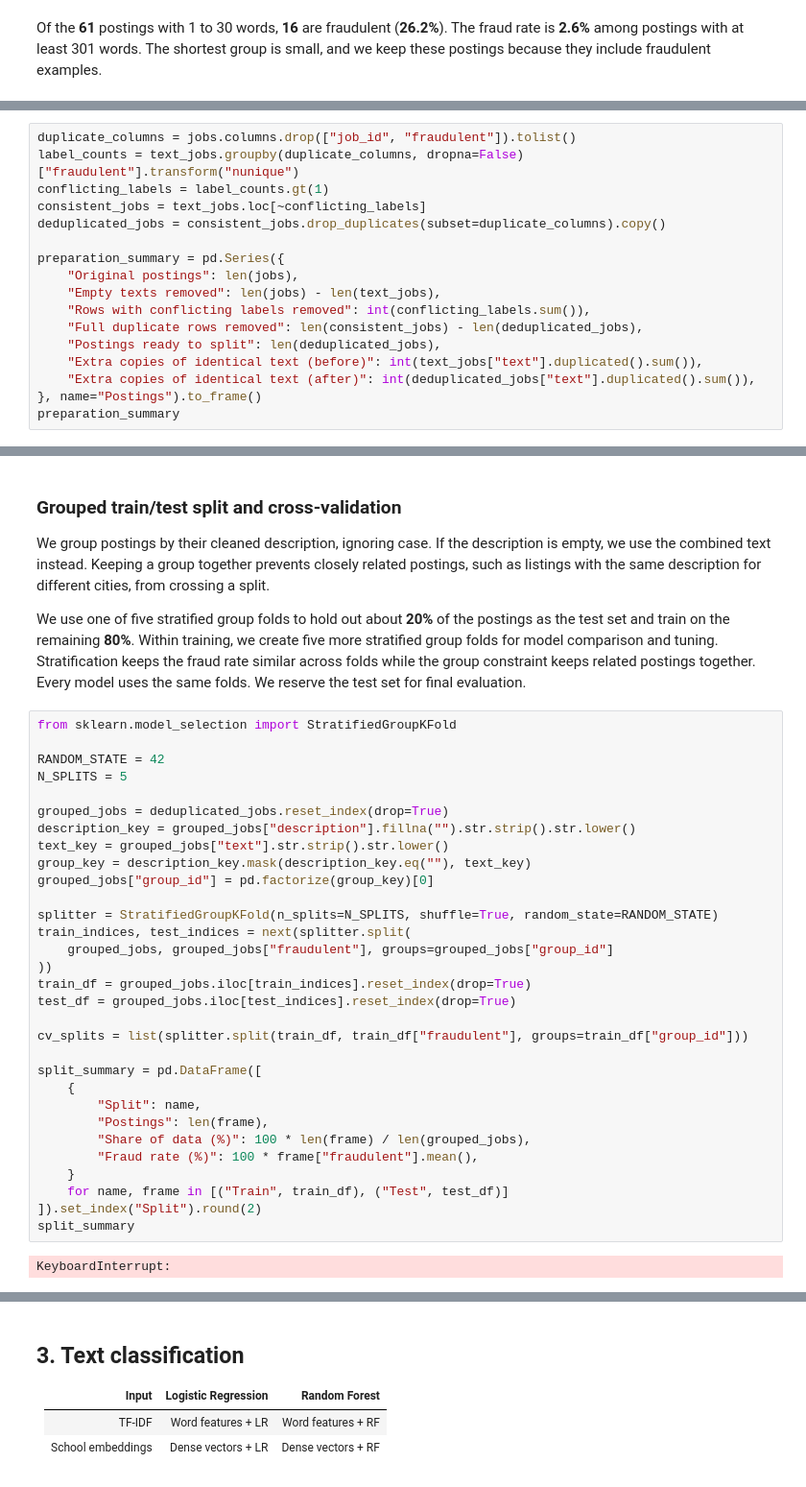
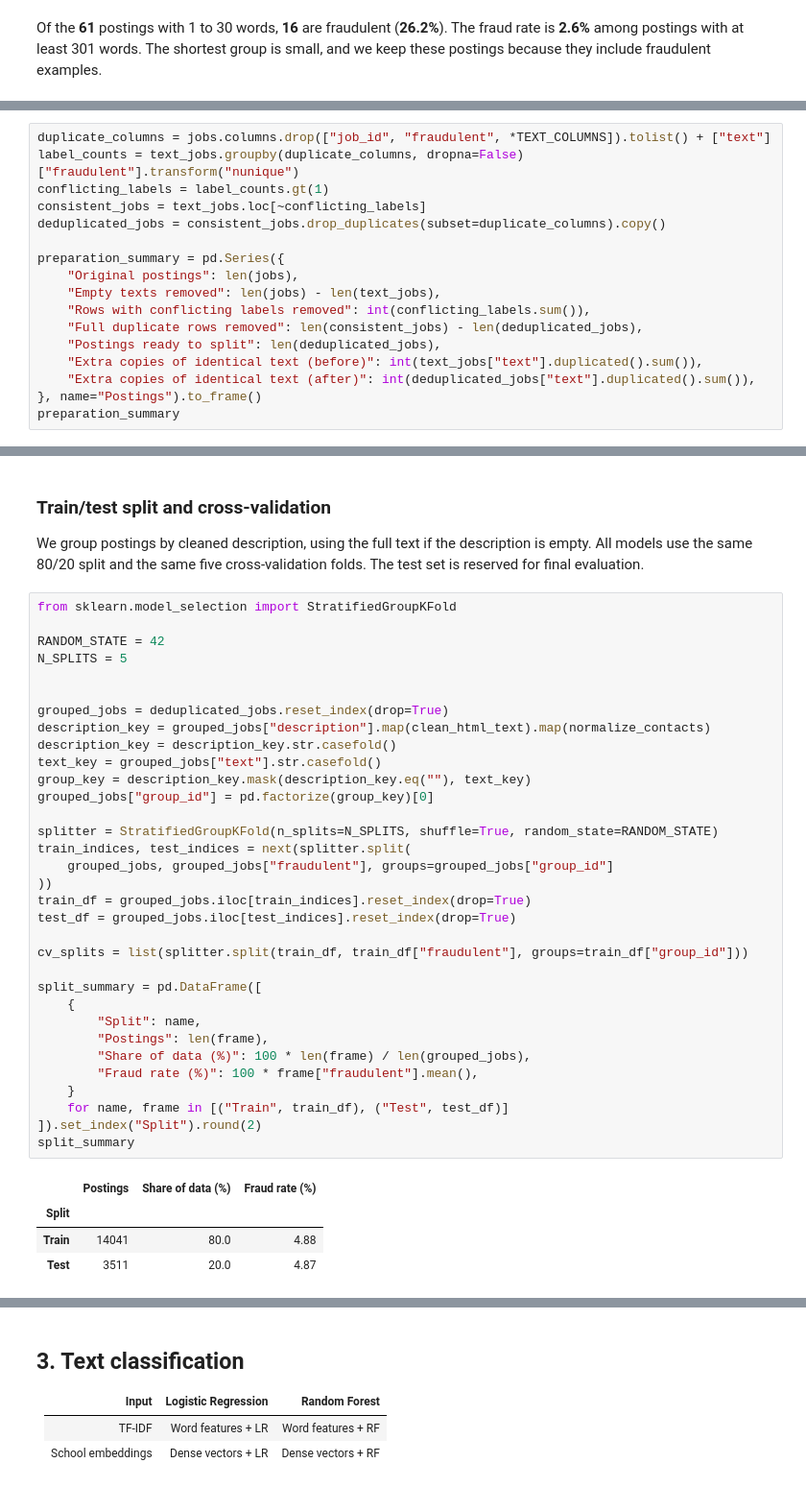
Before and after one commit to noamorii/4IZ582-fraudulent-job-detection, a Jupyter notebook: project.ipynb, the cells around one changed output, grey strips where cells are left out. Shown at 96% size. Drawn from its saved outputs; the diff is of its cells as text.

Commit message:
text processing

```diff
--- a/project.ipynb
+++ b/project.ipynb
@@ -329,5 +415,5 @@ The last two rows count extra copies of the combined `text` before and after ful
 # %%
-duplicate_columns = jobs.columns.drop(["job_id", "fraudulent"]).tolist()
+duplicate_columns = jobs.columns.drop(["job_id", "fraudulent", *TEXT_COLUMNS]).tolist() + ["text"]
 label_counts = text_jobs.groupby(duplicate_columns, dropna=False)["fraudulent"].transform("nunique")
 conflicting_labels = label_counts.gt(1)
 consistent_jobs = text_jobs.loc[~conflicting_labels]
@@ -355,40 +441,43 @@ preparation_summary
 # %% [markdown]
-### Grouped train/test split and cross-validation
+### Train/test split and cross-validation
 
-We group postings by their cleaned description, ignoring case. If the description is empty, we use the combined text instead. Keeping a group together prevents closely related postings, such as listings with the same description for different cities, from crossing a split.
-
-We use one of five stratified group folds to hold out about **20%** of the postings as the test set and train on the remaining **80%**. Within training, we create five more stratified group folds for model comparison and tuning. Stratification keeps the fraud rate similar across folds while the group constraint keeps related postings together. Every model uses the same folds. We reserve the test set for final evaluation.
+We group postings by cleaned description, using the full text if the description is empty. All models use the same 80/20 split and the same five cross-validation folds. The test set is reserved for final evaluation.
 # %%
 from sklearn.model_selection import StratifiedGroupKFold
 
 RANDOM_STATE = 42
 N_SPLITS = 5
 
+
 grouped_jobs = deduplicated_jobs.reset_index(drop=True)
-description_key = grouped_jobs["description"].fillna("").str.strip().str.lower()
-text_key = grouped_jobs["text"].str.strip().str.lower()
+description_key = grouped_jobs["description"].map(clean_html_text).map(normalize_contacts)
+description_key = description_key.str.casefold()
+text_key = grouped_jobs["text"].str.casefold()
 group_key = description_key.mask(description_key.eq(""), text_key)
 grouped_jobs["group_id"] = pd.factorize(group_key)[0]
 
 splitter = StratifiedGroupKFold(n_splits=N_SPLITS, shuffle=True, random_state=RANDOM_STATE)
 train_indices, test_indices = next(splitter.split(
     grouped_jobs, grouped_jobs["fraudulent"], groups=grouped_jobs["group_id"]
 ))
 train_df = grouped_jobs.iloc[train_indices].reset_index(drop=True)
 test_df = grouped_jobs.iloc[test_indices].reset_index(drop=True)
 
 cv_splits = list(splitter.split(train_df, train_df["fraudulent"], groups=train_df["group_id"]))
 
 split_summary = pd.DataFrame([
     {
         "Split": name,
         "Postings": len(frame),
         "Share of data (%)": 100 * len(frame) / len(grouped_jobs),
         "Fraud rate (%)": 100 * frame["fraudulent"].mean(),
     }
     for name, frame in [("Train", train_df), ("Test", test_df)]
 ]).set_index("Split").round(2)
 split_summary
 # %% [output]
-KeyboardInterrupt:
+|  | Postings | Share of data (%) | Fraud rate (%) |
+| Split |  |  |  |
+| Train | 14041 | 80.0 | 4.88 |
+| Test | 3511 | 20.0 | 4.87 |
 # %% [markdown]
```
Also changed, not shown: parts of 13 cells of this notebook.
